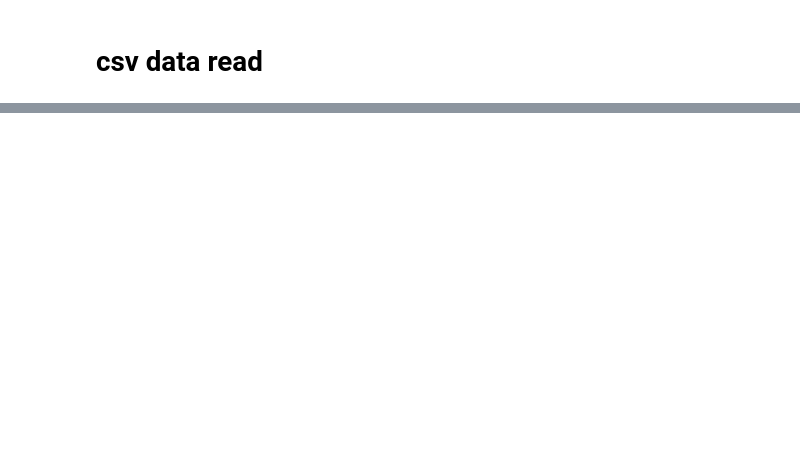
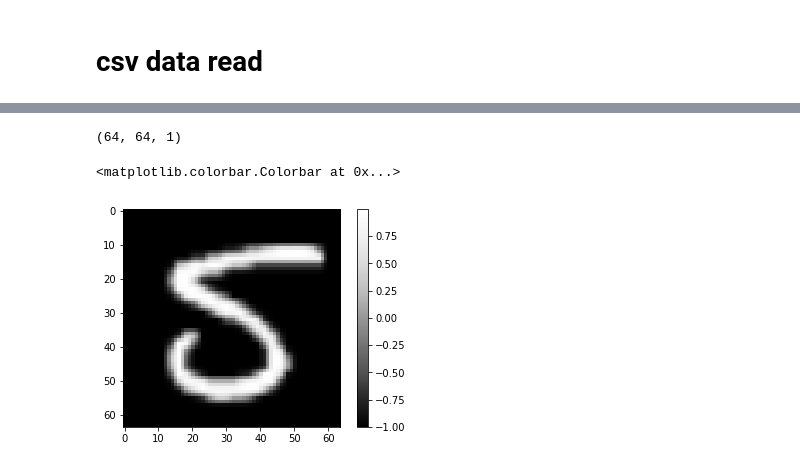
Before and after one commit to kangheeyong/2018-1-Deep-Learing-pc1, a Jupyter notebook: 2018-2/for_19411/heeyong/example_read_MNIST.ipynb, the cells around one changed output, grey strips where cells are left out. Saved outputs shown, nothing was run; the diff lists cells and outputs as text; code cells hidden in the pictures; blank space fills up the shorter version.

```diff
--- a/2018-2/for_19411/heeyong/example_read_MNIST.ipynb
+++ b/2018-2/for_19411/heeyong/example_read_MNIST.ipynb
@@ -78,0 +140,32 @@ plt.colorbar()
+# %%
+import pickle
+import gzip
+
+dir_file = 'anoGANs_MNIST_data/'
+with gzip.open(dir_file  + 'test_normal_data.pickle.gzip','rb') as f :
+    test_normal_data = pickle.load(f)
+
+with gzip.open(dir_file  + 'test_anomalous_data.pickle.gzip','rb') as f :
+    test_anomalous_data = pickle.load(f)
+
+with gzip.open(dir_file  + 'train_normal_data.pickle.gzip','rb') as f :
+    train_normal_data = pickle.load(f)
+
+with gzip.open(dir_file  + 'train_anomalous_data.pickle.gzip','rb') as f :
+    train_anomalous_data = pickle.load(f)
+# %%
+import numpy as np
+
+def idx_shuffle(x) :
+    l = x.shape[0]
+    idx = np.arange(l)
+    np.random.shuffle(idx)
+    shuffled_x = np.empty(x.shape)
+
+    for i in range(l):
+        shuffled_x[idx[i]] = x[i]
+
+    return shuffled_x
+
+a = np.arange(7)
+b = idx_shuffle(train_anomalous_data)
@@ -78,0 +175,11 @@ plt.colorbar()
+# %%
+train_normal_data[5].shape
+# %% [output]
+(64, 64, 1)
+# %%
+num = 5
+plt.imshow( b[num].reshape(64,64), cmap='Greys_r')
+plt.colorbar()
+# %% [output]
+<matplotlib.colorbar.Colorbar at 0x...>
+[figure, added]
```
Also changed, not shown: parts of 9 cells of this notebook, 21 other files.
